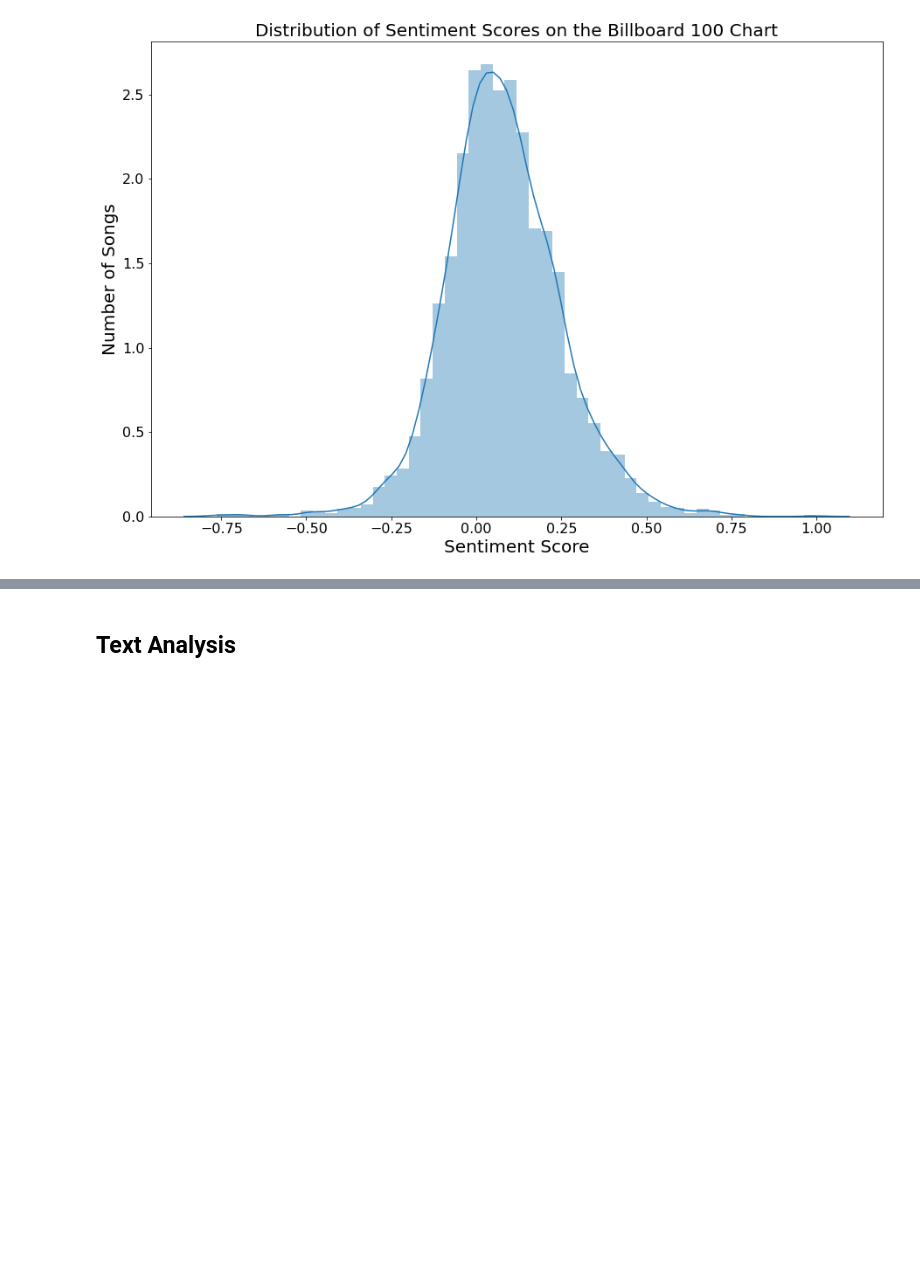
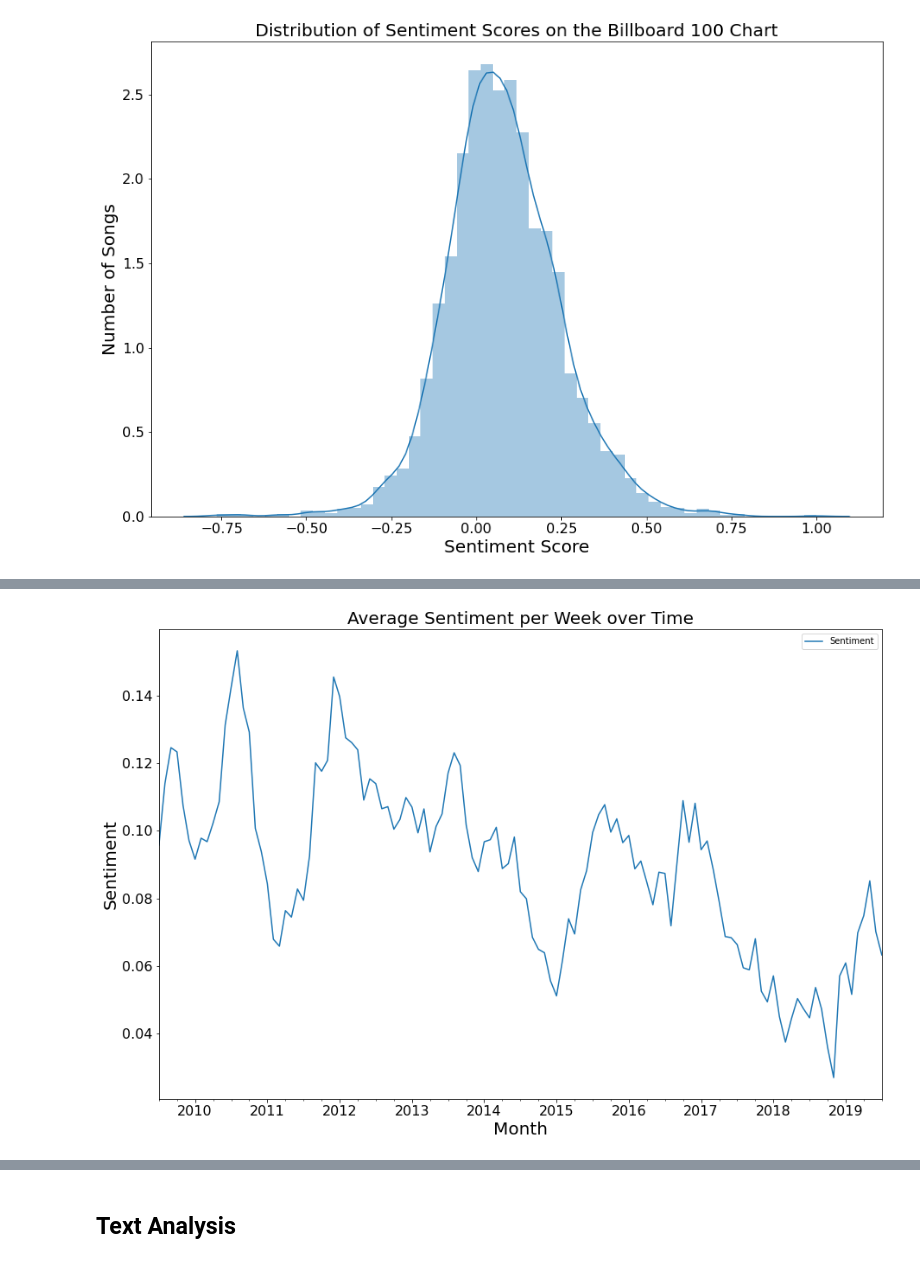
Before and after one commit to catbaker3/final, a Jupyter notebook: Final- Alt Dataset.ipynb, the cells around one changed output, grey strips where cells are left out. Drawn from its saved outputs; the diff is of its cells as text; code cells hidden in the pictures; blank space fills up the shorter version.

```diff
--- a/Final- Alt Dataset.ipynb
+++ b/Final- Alt Dataset.ipynb
@@ -231 +309,14 @@ plt.tick_params(axis='both', which='major', labelsize=16)
+# %%
+# Sentiment score by month
+billboard_100_resample = billboard_100['Sentiment'].resample('M').mean()
+# %%
+#Plot lyric sentiment by month
+plt.figure(figsize=(15,10))
+billboard_100_resample.plot(label='Sentiment', legend=True)
+plt.title('Average Sentiment per Week over Time', fontsize=20)
+plt.xlabel('Month', fontsize=20)
+plt.ylabel('Sentiment', fontsize=20)
+plt.tick_params(axis='both', which='major', labelsize=16)
+# %% [output]
+[figure, added]
 # %%
```
Also changed, not shown: parts of 26 cells of this notebook.
